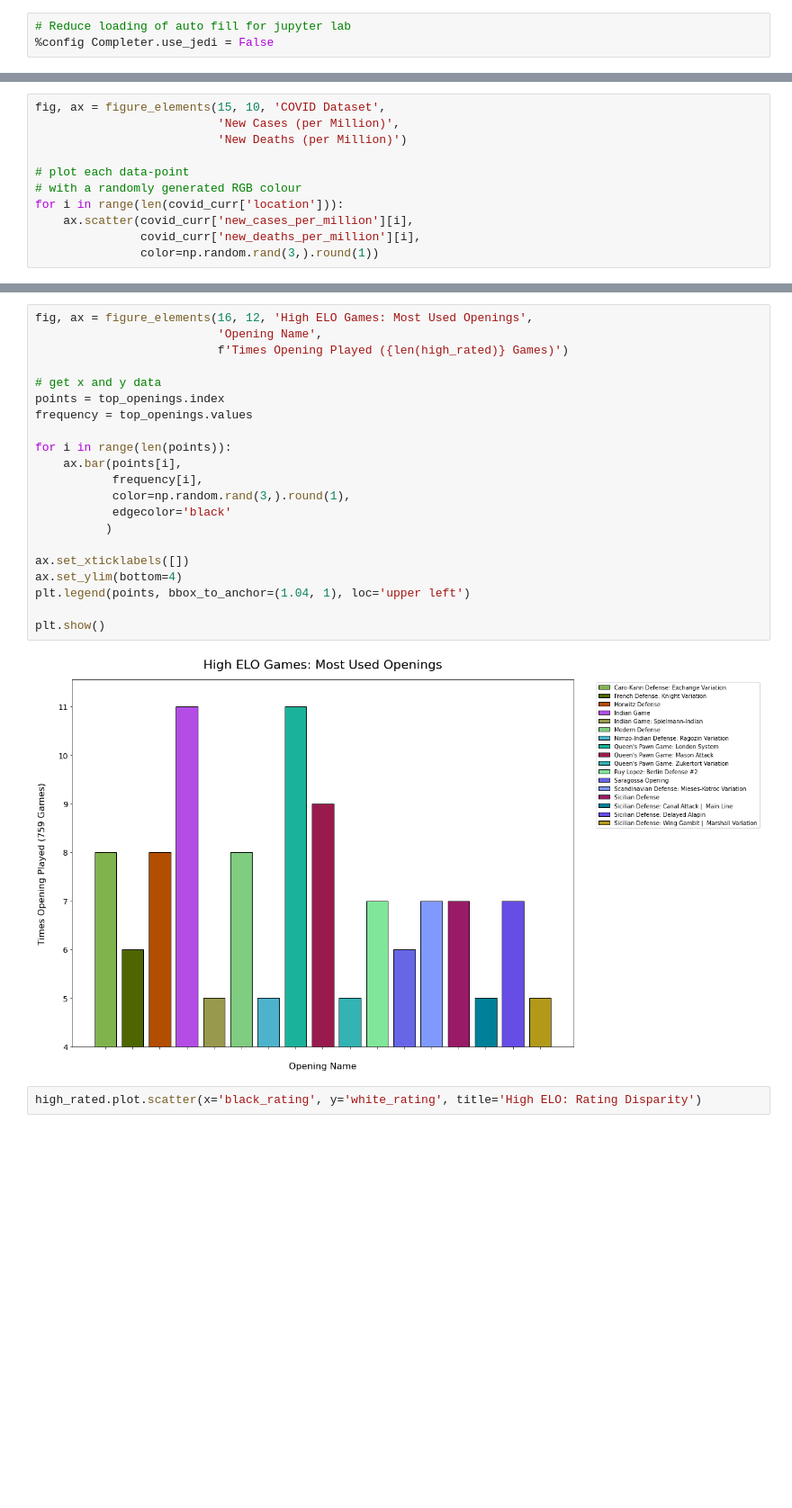
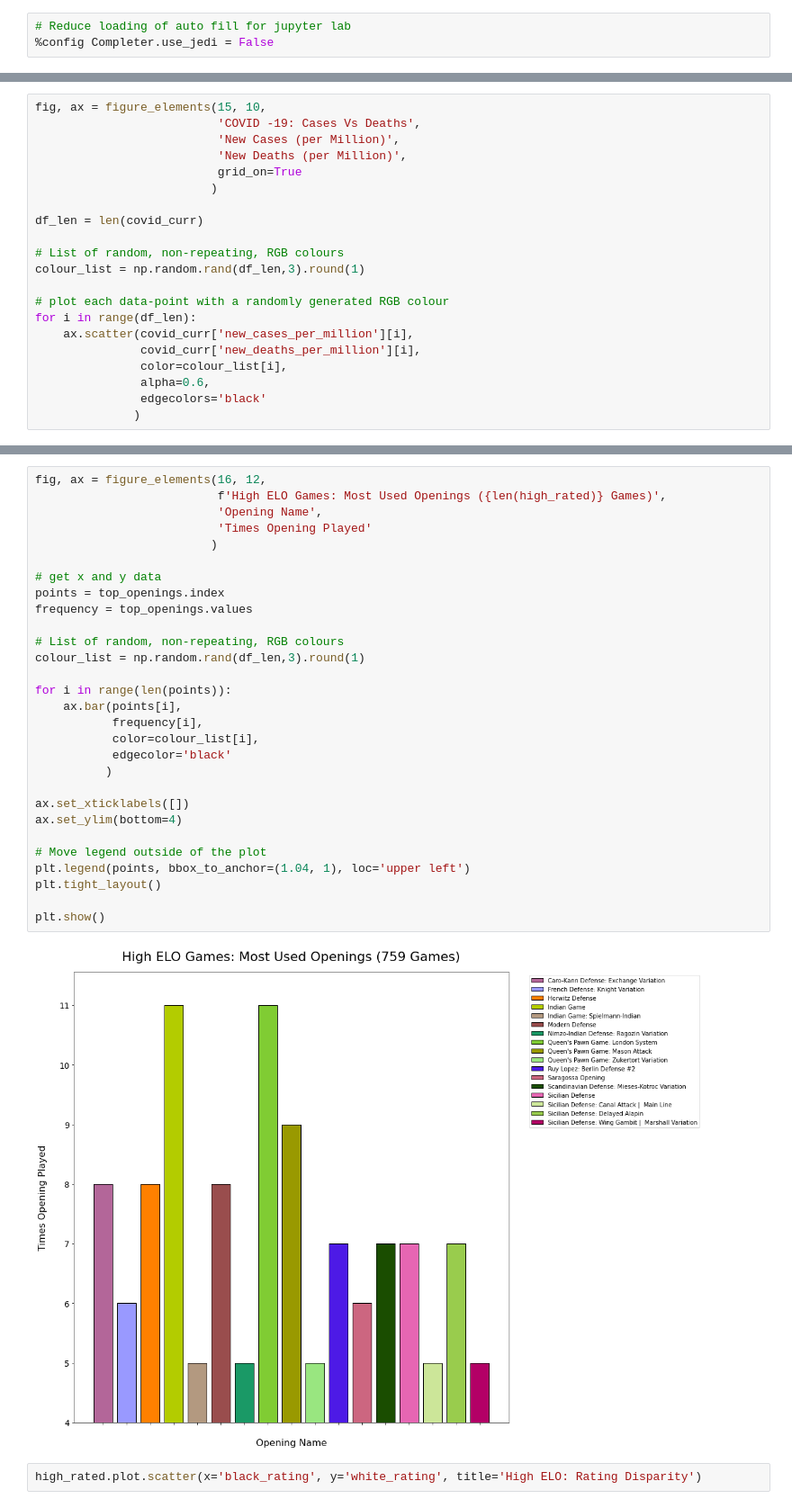
Before and after one commit to Squ4nchy/data_visualisation, a Jupyter notebook: data_visualisation.ipynb, the cells around one changed output, grey strips where cells are left out. Shown at 90% size. Cells and saved outputs as stored; diff of their text form; blank space fills up the shorter version.

Commit message:
Add global settings. Update function to include grid option.

```diff
--- a/data_visualisation.ipynb
+++ b/data_visualisation.ipynb
@@ -59,12 +74,22 @@ ax.scatter(covid_curr['new_cases_per_million'], covid_curr['new_deaths_per_milli
 # %%
-fig, ax = figure_elements(15, 10, 'COVID Dataset',
+fig, ax = figure_elements(15, 10,
+                          'COVID -19: Cases Vs Deaths',
                           'New Cases (per Million)',
-                          'New Deaths (per Million)')
+                          'New Deaths (per Million)',
+                          grid_on=True
+                         )
 
-# plot each data-point
-# with a randomly generated RGB colour
-for i in range(len(covid_curr['location'])):
+df_len = len(covid_curr)
+
+# List of random, non-repeating, RGB colours
+colour_list = np.random.rand(df_len,3).round(1)
+
+# plot each data-point with a randomly generated RGB colour
+for i in range(df_len):
     ax.scatter(covid_curr['new_cases_per_million'][i],
                covid_curr['new_deaths_per_million'][i],
-               color=np.random.rand(3,).round(1))
+               color=colour_list[i],
+               alpha=0.6,
+               edgecolors='black'
+              )
 # %% [output]
@@ -124,28 +150,36 @@ Index(['rated', 'created_at', 'last_move_at', 'turns', 'victory_status',
 openings = high_rated['opening_name'].value_counts()
 top_openings = openings[openings > 4].sort_index()
 # %%
-fig, ax = figure_elements(16, 12, 'High ELO Games: Most Used Openings',
+fig, ax = figure_elements(16, 12,
+                          f'High ELO Games: Most Used Openings ({len(high_rated)} Games)',
                           'Opening Name',
-                          f'Times Opening Played ({len(high_rated)} Games)')
+                          'Times Opening Played'
+                         )
 
 # get x and y data
 points = top_openings.index
 frequency = top_openings.values
 
+# List of random, non-repeating, RGB colours
+colour_list = np.random.rand(df_len,3).round(1)
+
 for i in range(len(points)):
     ax.bar(points[i],
            frequency[i],
-           color=np.random.rand(3,).round(1),
+           color=colour_list[i],
            edgecolor='black'
           )
 
 ax.set_xticklabels([])
 ax.set_ylim(bottom=4)
+
+# Move legend outside of the plot
 plt.legend(points, bbox_to_anchor=(1.04, 1), loc='upper left')
+plt.tight_layout()
 
 plt.show()
 # %% [output]
-[figure, old version]
+[figure, new version]
 # %%
 high_rated.plot.scatter(x='black_rating', y='white_rating', title='High ELO: Rating Disparity')
 # %% [output]
```
Also changed, not shown: parts of 43 cells of this notebook, 1 other file.
